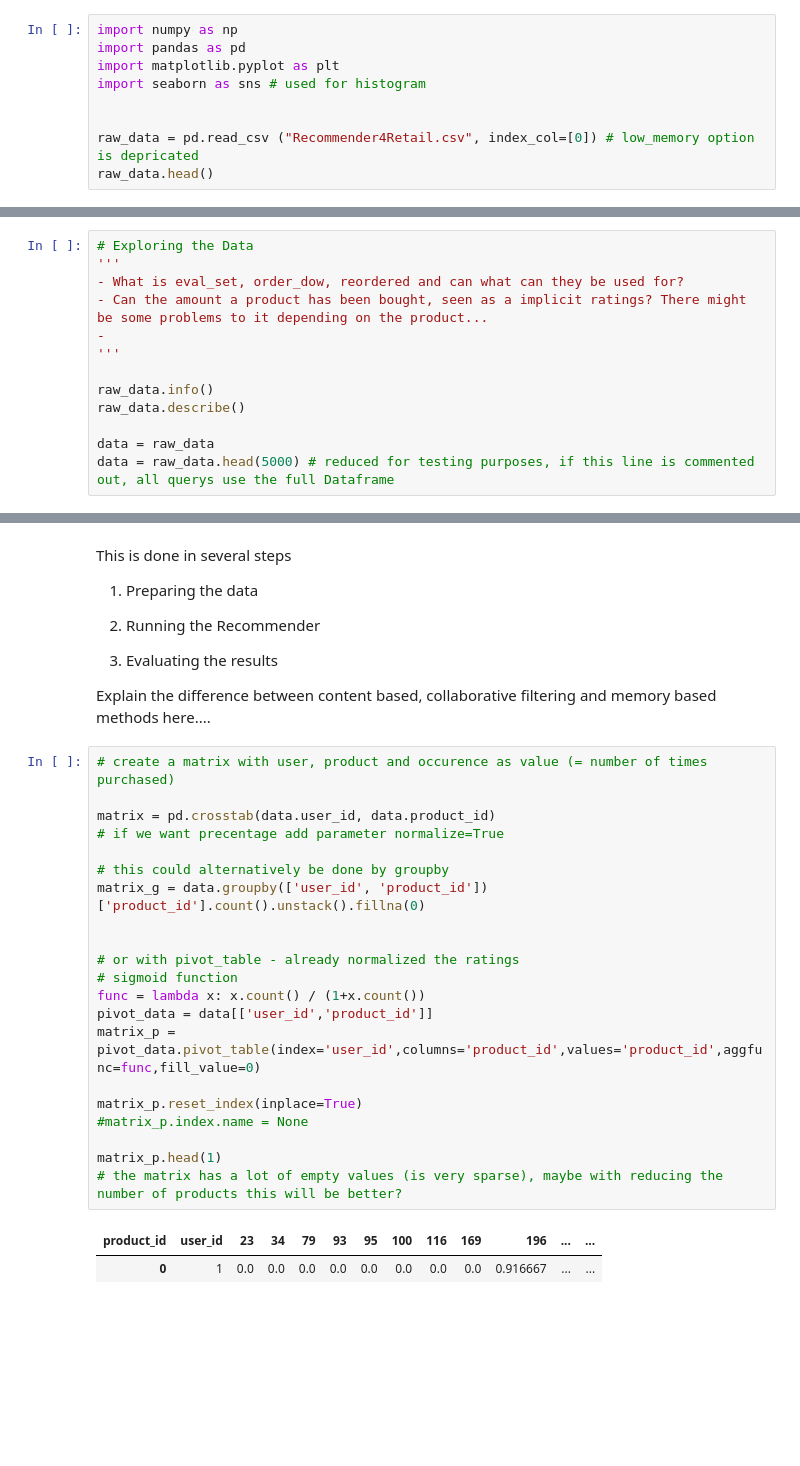
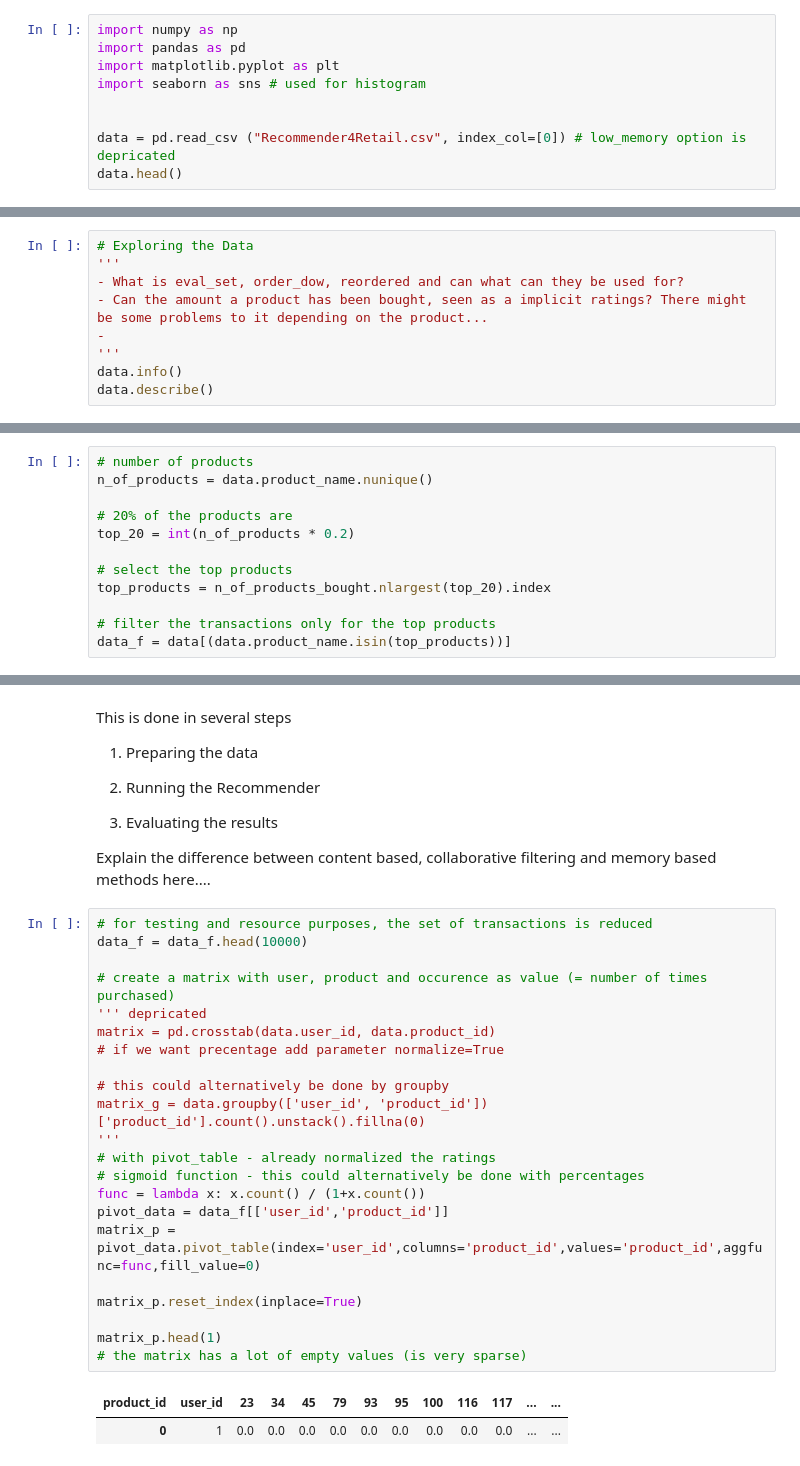
Before and after one commit to eugencuic/FHNW_FS20_Recommender-System-Retail, a Jupyter notebook: Recommender System.ipynb, the cells around one changed output, grey strips where cells are left out. Drawn from its saved outputs; the diff is of its cells as text; blank space fills up the shorter version.

```diff
--- a/Recommender System.ipynb
+++ b/Recommender System.ipynb
@@ -32,8 +32,8 @@ import matplotlib.pyplot as plt
 import seaborn as sns # used for histogram
 
 
-raw_data = pd.read_csv ("Recommender4Retail.csv", index_col=[0]) # low_memory option is depricated
-raw_data.head()
+data = pd.read_csv ("Recommender4Retail.csv", index_col=[0]) # low_memory option is depricated
+data.head()
 # %% [output]
 |  | order_id | user_id | eval_set | order_number | order_dow | order_hour_of_day | days_since_prior_order | ... |
 | 1 | 2539329 | 1 | prior | 1 | 2 | 8 | NaN | ... |
@@ -48,12 +66,8 @@ raw_data.head()
 - Can the amount a product has been bought, seen as a implicit ratings? There might be some problems to it depending on the product...
 -
 '''
-
-raw_data.info()
-raw_data.describe()
-
-data = raw_data
-data = raw_data.head(5000) # reduced for testing purposes, if this line is commented out, all querys use the full Dataframe
+data.info()
+data.describe()
 # %% [output]
 <class 'pandas.core.frame.DataFrame'>
 Int64Index: 33819106 entries, 1 to 33819106
@@ -153,3 +244,15 @@ data[(data.user_id == 1) & (data.product_id == 196)]
+# %%
+# number of products
+n_of_products = data.product_name.nunique()
+
+# 20% of the products are
+top_20 = int(n_of_products * 0.2)
+
+# select the top products
+top_products = n_of_products_bought.nlargest(top_20).index
+
+# filter the transactions only for the top products
+data_f = data[(data.product_name.isin(top_products))]
 # %% [markdown]
 # Recommender Building
 This is done in several steps<p>
@@ -159,26 +262,27 @@ This is done in several steps<p>
 
 Explain the difference between content based, collaborative filtering and memory based methods here....
 # %%
+# for testing and resource purposes, the set of transactions is reduced
+data_f = data_f.head(10000)
+
 # create a matrix with user, product and occurence as value (= number of times purchased)
-
+''' depricated
 matrix = pd.crosstab(data.user_id, data.product_id)
 # if we want precentage add parameter normalize=True
 
 # this could alternatively be done by groupby
 matrix_g = data.groupby(['user_id', 'product_id'])['product_id'].count().unstack().fillna(0)
-
-
-# or with pivot_table - already normalized the ratings
-# sigmoid function
+'''
+# with pivot_table - already normalized the ratings
+# sigmoid function - this could alternatively be done with percentages
 func = lambda x: x.count() / (1+x.count())
-pivot_data = data[['user_id','product_id']]
+pivot_data = data_f[['user_id','product_id']]
 matrix_p = pivot_data.pivot_table(index='user_id',columns='product_id',values='product_id',aggfunc=func,fill_value=0)
 
 matrix_p.reset_index(inplace=True)
-#matrix_p.index.name = None
 
 matrix_p.head(1)
-# the matrix has a lot of empty values (is very sparse), maybe with reducing the number of products this will be better?
+# the matrix has a lot of empty values (is very sparse)
 # %% [output]
-| product_id | user_id | 23 | 34 | 79 | 93 | 95 | 100 | 116 | 169 | 196 | ... | ... |
-| 0 | 1 | 0.0 | 0.0 | 0.0 | 0.0 | 0.0 | 0.0 | 0.0 | 0.0 | 0.916667 | ... | ... |
+| product_id | user_id | 23 | 34 | 45 | 79 | 93 | 95 | 100 | 116 | 117 | ... | ... |
+| 0 | 1 | 0.0 | 0.0 | 0.0 | 0.0 | 0.0 | 0.0 | 0.0 | 0.0 | 0.0 | ... | ... |
```
Also changed, not shown: parts of 19 cells of this notebook, 4 other files.
